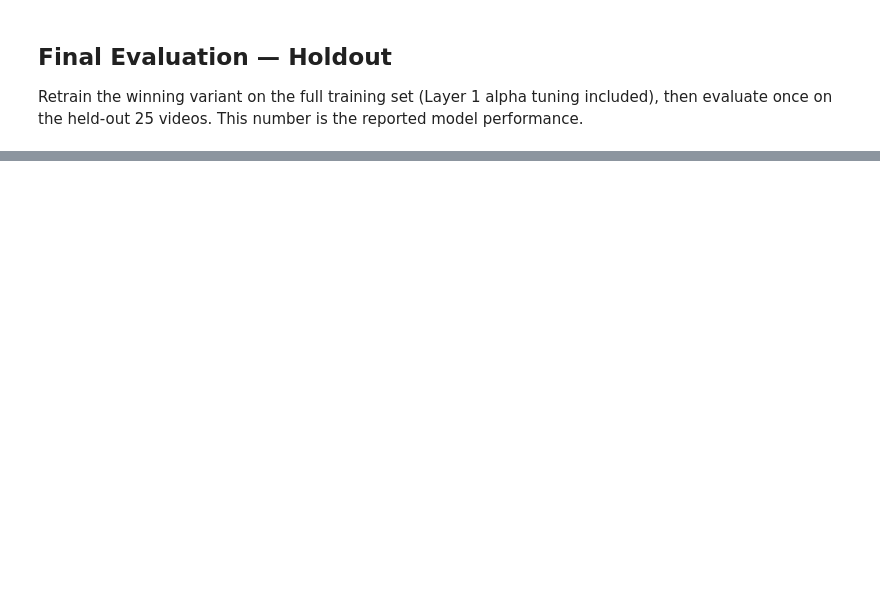
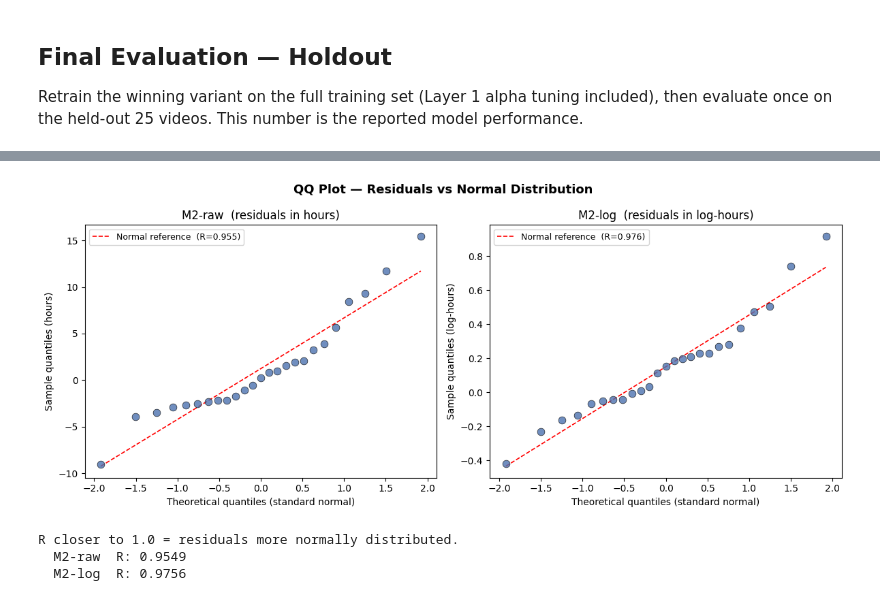
Before and after one commit to Chandru7794/Chandru-Personal-Projects, a Jupyter notebook: models/modeling_linear.ipynb, the cells around one changed output, grey strips where cells are left out. Drawn from its saved outputs; the diff is of its cells as text; code cells hidden in the pictures; blank space fills up the shorter version.

```diff
--- a/models/modeling_linear.ipynb
+++ b/models/modeling_linear.ipynb
@@ -264,0 +666,19 @@ for feat, coef in zip(WINNER_FEATURES, final_model.coef_):
+# %%
+# ── M2-log holdout — needed for QQ plot comparison ───────────────────────────
+m2log_train_clean = train_df.dropna(subset=M2_FEATURES + ['hours_creation'])
+m2log_test_clean  = test_df.dropna(subset=M2_FEATURES + ['hours_creation'])
+
+m2log_X_train = m2log_train_clean[M2_FEATURES].astype(float).values
+m2log_X_test  = m2log_test_clean[M2_FEATURES].astype(float).values
+m2log_y_train = np.log(m2log_train_clean['hours_creation'].values)
+m2log_y_test  = m2log_test_clean['hours_creation'].values
+
+m2log_tscv  = TimeSeriesSplit(n_splits=3)
+m2log_model = RidgeCV(alphas=ALPHAS, cv=m2log_tscv, scoring='neg_root_mean_squared_error')
+m2log_model.fit(m2log_X_train, m2log_y_train)
+
+m2log_preds_log  = m2log_model.predict(m2log_X_test)   # predictions in log space
+m2log_preds      = np.exp(m2log_preds_log)              # back-transformed to hours
+m2log_rmse       = rmse(m2log_y_test, m2log_preds)
+
+print(f"M2-log holdout RMSE: {m2log_rmse:.2f}h  (M2-raw: {m2_rmse:.2f}h, B1: {B1_RMSE:.2f}h)")
@@ -264,0 +700,36 @@ for feat, coef in zip(WINNER_FEATURES, final_model.coef_):
+# %%
+from scipy import stats
+
+# M2-raw residuals: original hours scale
+raw_resid = m2_y_test - m2_preds
+
+# M2-log residuals: log space (where normality is assumed)
+log_resid = np.log(m2log_y_test) - m2log_preds_log
+
+fig, axes = plt.subplots(1, 2, figsize=(12, 5))
+fig.suptitle('QQ Plot — Residuals vs Normal Distribution', fontsize=13, fontweight='bold')
+
+for ax, resid, title, unit in [
+    (axes[0], raw_resid, 'M2-raw  (residuals in hours)',    'hours'),
+    (axes[1], log_resid, 'M2-log  (residuals in log-hours)', 'log-hours'),
+]:
+    (osm, osr), (slope, intercept, r) = stats.probplot(resid, dist='norm')
+    ax.scatter(osm, osr, color='#4C72B0', alpha=0.8, edgecolors='k', linewidths=0.5, s=60, zorder=3)
+    line_x = np.array([osm[0], osm[-1]])
+    ax.plot(line_x, slope * line_x + intercept, 'r--', linewidth=1.2, label=f'Normal reference  (R={r:.3f})')
+    ax.set_xlabel('Theoretical quantiles (standard normal)')
+    ax.set_ylabel(f'Sample quantiles ({unit})')
+    ax.set_title(title)
+    ax.legend(fontsize=9)
+
+plt.tight_layout()
+plt.show()
+
+print("R closer to 1.0 = residuals more normally distributed.")
+print(f"  M2-raw  R: {stats.probplot(raw_resid, dist='norm')[1][2]:.4f}")
+print(f"  M2-log  R: {stats.probplot(log_resid, dist='norm')[1][2]:.4f}")
+# %% [output]
+[figure, added]
+R closer to 1.0 = residuals more normally distributed.
+  M2-raw  R: 0.9549
+  M2-log  R: 0.9756
```
Also changed, not shown: parts of 14 cells of this notebook, 4 other files.
